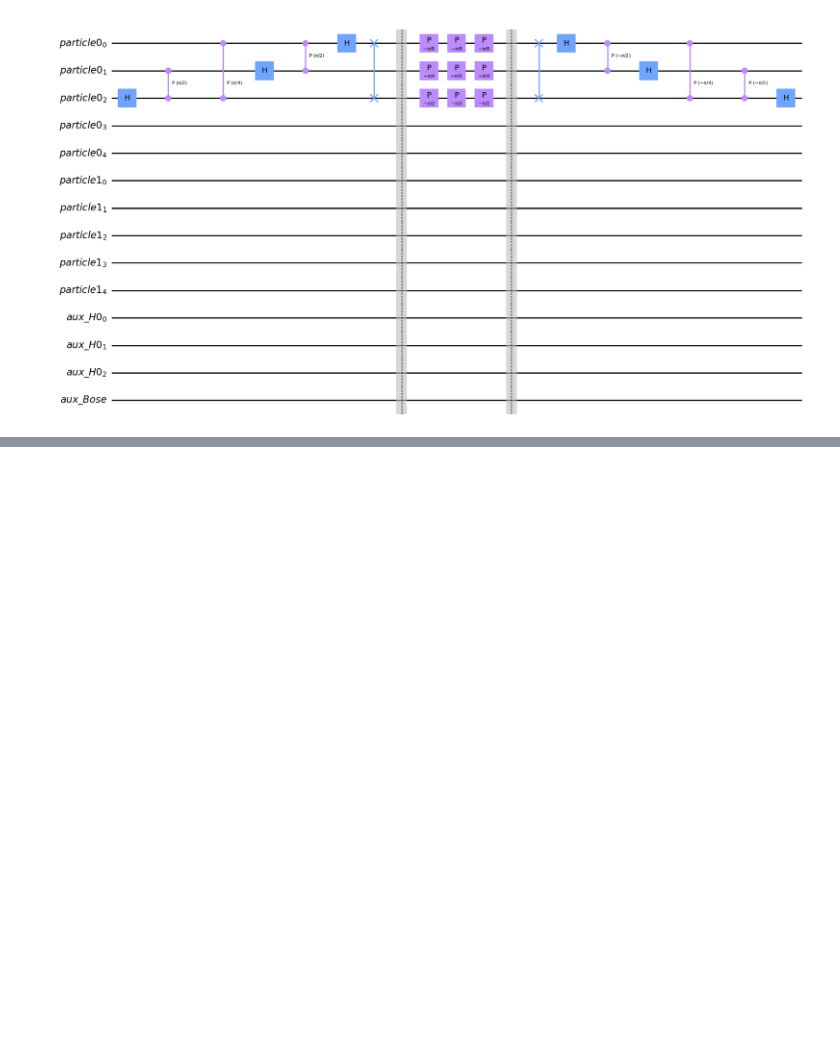
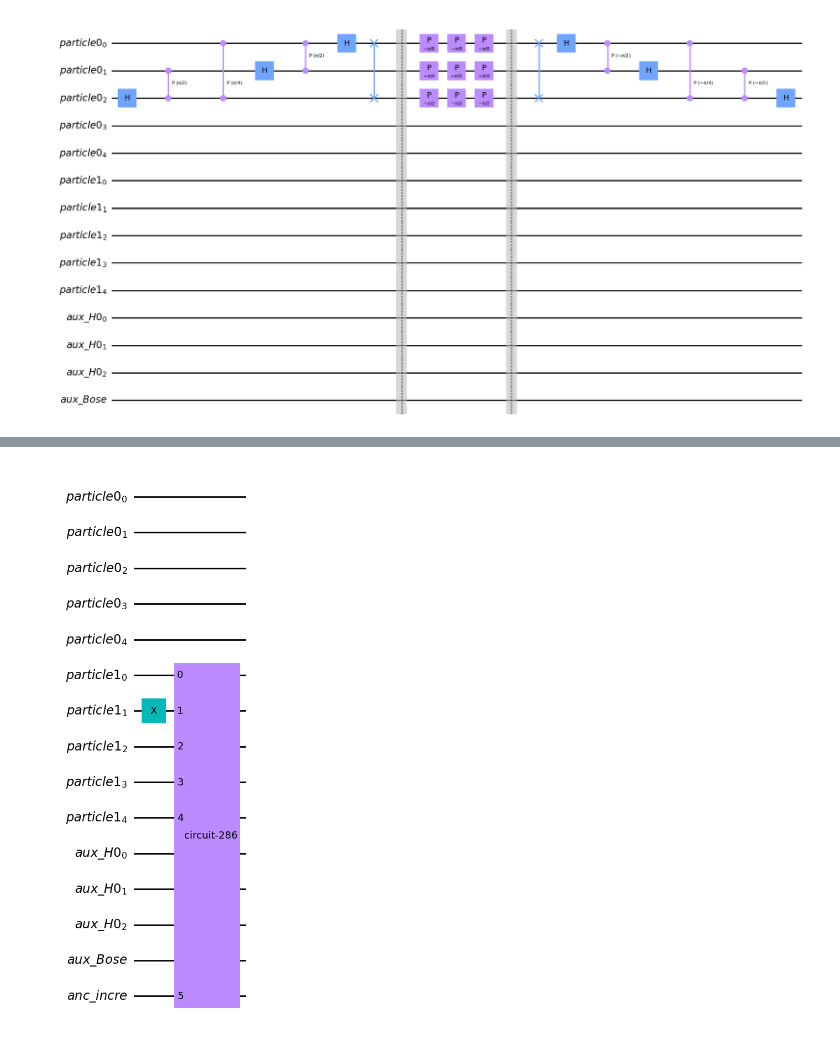
Before and after one commit to UTokyo-ICEPP/single-particle-qft, a Jupyter notebook: qsp/qc_single_particle.ipynb, the cells around one changed output, grey strips where cells are left out. Drawn from its saved outputs; the diff is of its cells as text; code cells hidden in the pictures; blank space fills up the shorter version.

```diff
--- a/qsp/qc_single_particle.ipynb
+++ b/qsp/qc_single_particle.ipynb
@@ -239,0 +286,8 @@ circuit.draw('mpl')
+# %%
+circuit, particle_regs, anc_reg_h0, anc_reg_symm, anc_incre = init(M, N_abs, d)
+inc_gate= increGate(particle_regs[0].size)
+circuit.x(particle_regs[1][1])
+circuit.append(inc_gate, qargs=particle_regs[1][:] + [anc_incre])
+circuit.draw('mpl')
+# %% [output]
+[figure, added]
```
Also changed, not shown: parts of 12 cells of this notebook, 1 other file.
